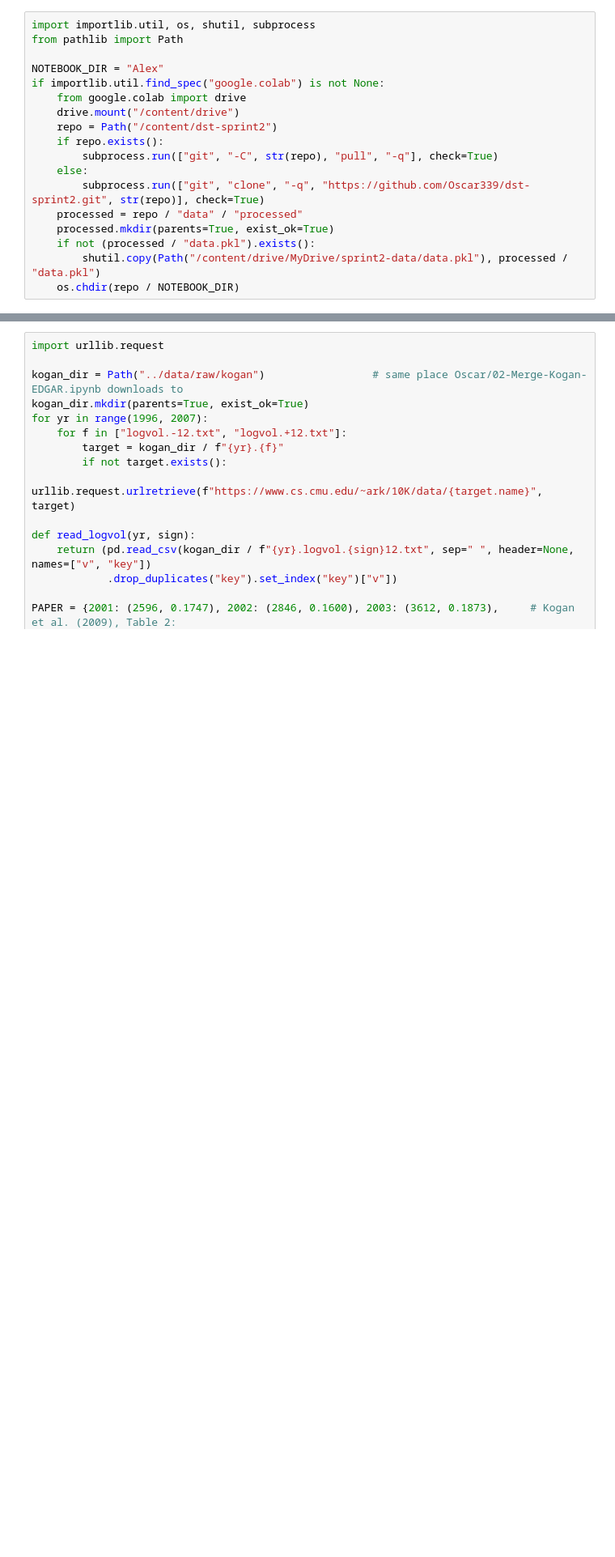
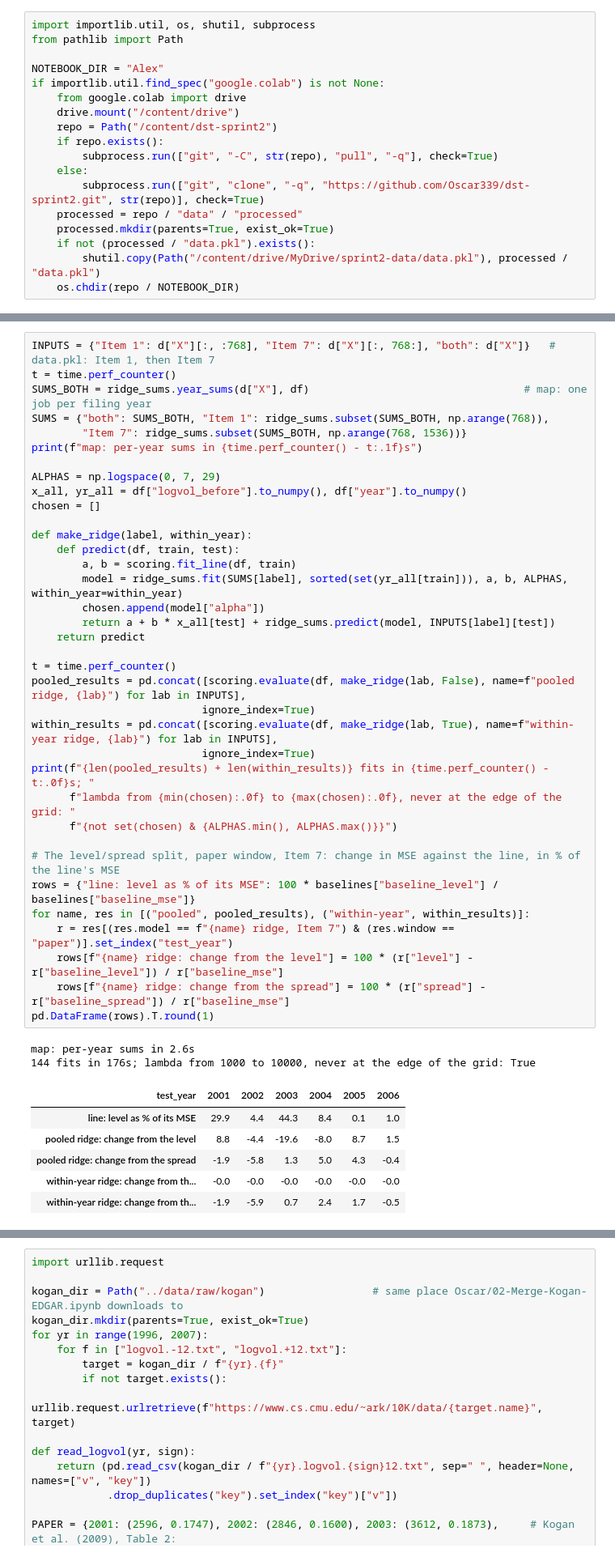
Before and after one commit to Oscar339/dst-sprint2, a Jupyter notebook: Alex/02-Models.ipynb, the cells around one changed output, grey strips where cells are left out. Shown at 81% size. Drawn from its saved outputs; the diff is of its cells as text; blank space fills up the shorter version.

```diff
--- a/Alex/02-Models.ipynb
+++ b/Alex/02-Models.ipynb
@@ -271,0 +114,45 @@ summarise(pd.concat([copy_vs_line, ridge_results], ignore_index=True))
+# %%
+INPUTS = {"Item 1": d["X"][:, :768], "Item 7": d["X"][:, 768:], "both": d["X"]}   # data.pkl: Item 1, then Item 7
+t = time.perf_counter()
+SUMS_BOTH = ridge_sums.year_sums(d["X"], df)                                  # map: one job per filing year
+SUMS = {"both": SUMS_BOTH, "Item 1": ridge_sums.subset(SUMS_BOTH, np.arange(768)),
+        "Item 7": ridge_sums.subset(SUMS_BOTH, np.arange(768, 1536))}
+print(f"map: per-year sums in {time.perf_counter() - t:.1f}s")
+
+ALPHAS = np.logspace(0, 7, 29)
+x_all, yr_all = df["logvol_before"].to_numpy(), df["year"].to_numpy()
+chosen = []
+
+def make_ridge(label, within_year):
+    def predict(df, train, test):
+        a, b = scoring.fit_line(df, train)
+        model = ridge_sums.fit(SUMS[label], sorted(set(yr_all[train])), a, b, ALPHAS, within_year=within_year)
+        chosen.append(model["alpha"])
+        return a + b * x_all[test] + ridge_sums.predict(model, INPUTS[label][test])
+    return predict
+
+t = time.perf_counter()
+pooled_results = pd.concat([scoring.evaluate(df, make_ridge(lab, False), name=f"pooled ridge, {lab}") for lab in INPUTS],
+                           ignore_index=True)
+within_results = pd.concat([scoring.evaluate(df, make_ridge(lab, True), name=f"within-year ridge, {lab}") for lab in INPUTS],
+                           ignore_index=True)
+print(f"{len(pooled_results) + len(within_results)} fits in {time.perf_counter() - t:.0f}s; "
+      f"lambda from {min(chosen):.0f} to {max(chosen):.0f}, never at the edge of the grid: "
+      f"{not set(chosen) & {ALPHAS.min(), ALPHAS.max()}}")
+
+# The level/spread split, paper window, Item 7: change in MSE against the line, in % of the line's MSE
+rows = {"line: level as % of its MSE": 100 * baselines["baseline_level"] / baselines["baseline_mse"]}
+for name, res in [("pooled", pooled_results), ("within-year", within_results)]:
+    r = res[(res.model == f"{name} ridge, Item 7") & (res.window == "paper")].set_index("test_year")
+    rows[f"{name} ridge: change from the level"] = 100 * (r["level"] - r["baseline_level"]) / r["baseline_mse"]
+    rows[f"{name} ridge: change from the spread"] = 100 * (r["spread"] - r["baseline_spread"]) / r["baseline_mse"]
+pd.DataFrame(rows).T.round(1)
+# %% [output]
+map: per-year sums in 2.6s
+144 fits in 176s; lambda from 1000 to 10000, never at the edge of the grid: True
+| test_year | 2001 | 2002 | 2003 | 2004 | 2005 | 2006 |
+| line: level as % of its MSE | 29.9 | 4.4 | 44.3 | 8.4 | 0.1 | 1.0 |
+| pooled ridge: change from the level | 8.8 | -4.4 | -19.6 | -8.0 | 8.7 | 1.5 |
+| pooled ridge: change from the spread | -1.9 | -5.8 | 1.3 | 5.0 | 4.3 | -0.4 |
+| within-year ridge: change from th... | -0.0 | -0.0 | -0.0 | -0.0 | -0.0 | -0.0 |
+| within-year ridge: change from th... | -1.9 | -5.9 | 0.7 | 2.4 | 1.7 | -0.5 |
```
Also changed, not shown: parts of 31 cells of this notebook, 2 other files.
